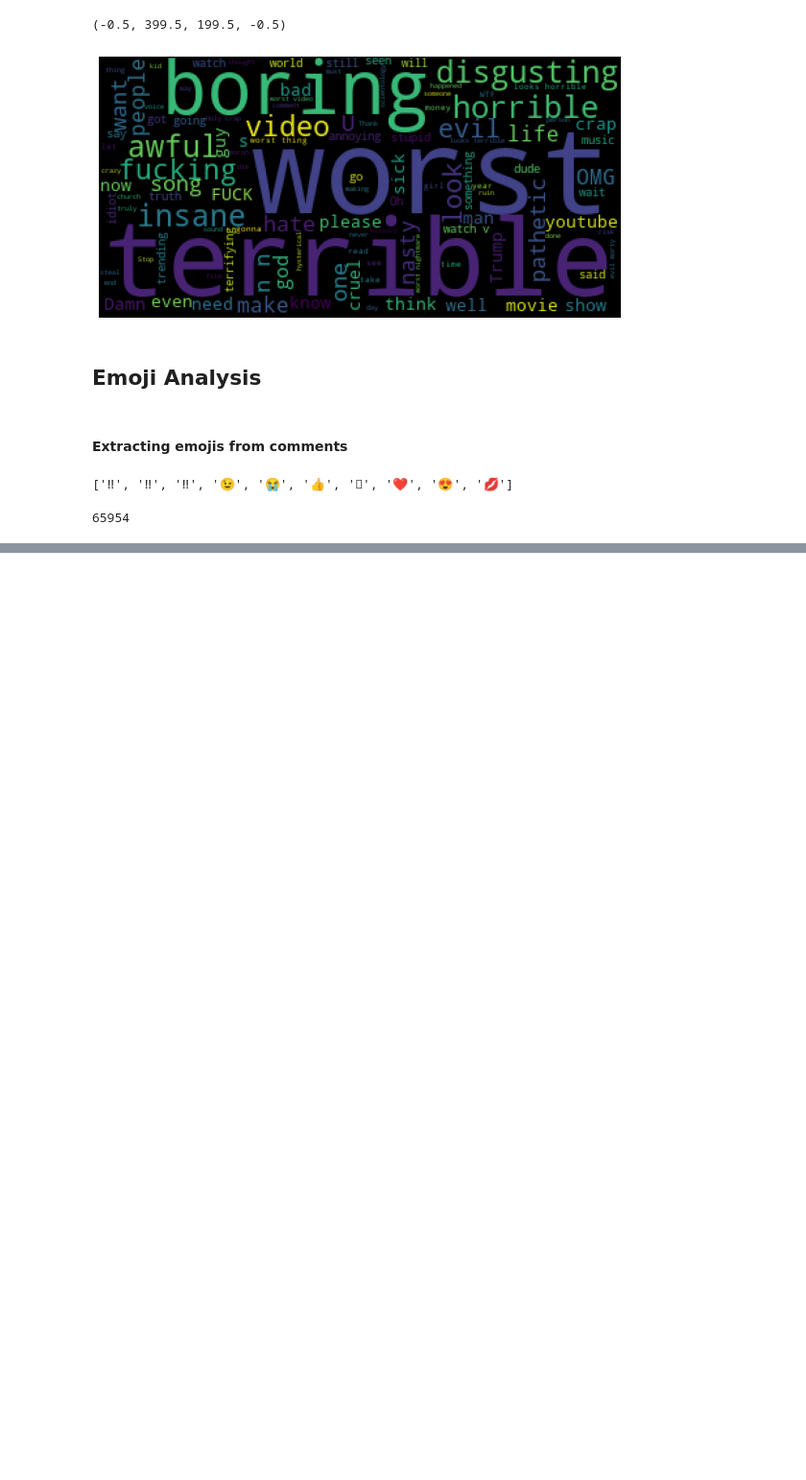
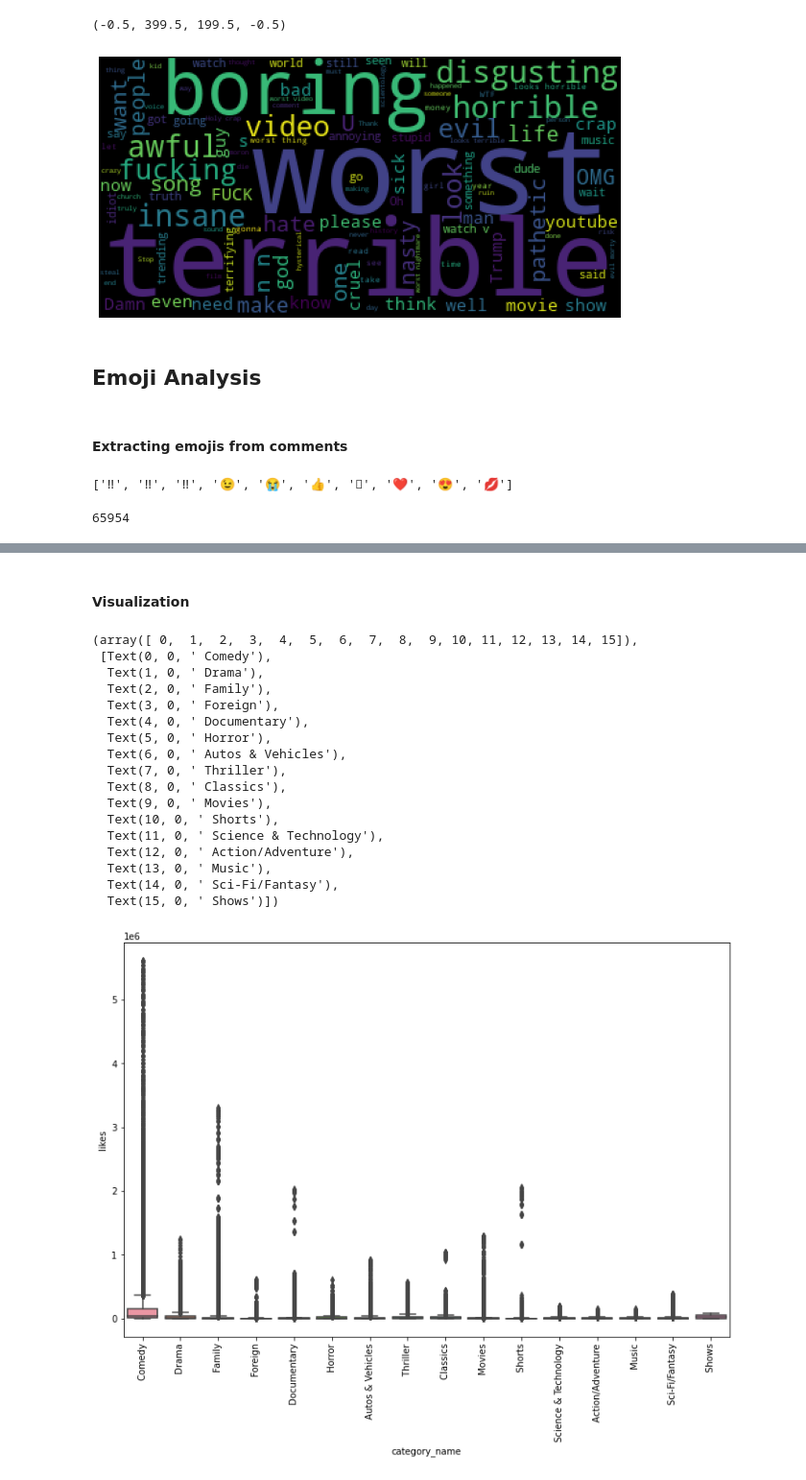
Before and after one commit to Omkar078/Youtube-text-Data-Analysis, a Jupyter notebook: Youtube Data Analysis.ipynb, the cells around one changed output, grey strips where cells are left out. Shown: that part at 96% size. Drawn from its saved outputs; the diff is of its cells as text; code cells hidden in the pictures; blank space fills up the shorter version.

```diff
--- a/Youtube Data Analysis.ipynb
+++ b/Youtube Data Analysis.ipynb
@@ -285,0 +314,3 @@ sddfsef
+# %%
+dct = cat.to_dict()
+dct
@@ -285,0 +355,2 @@ sddfsef
+# %%
+full_df['category_name']=full_df['category_id'].map(dct['category_columns'])
@@ -285,0 +364,25 @@ sddfsef
+# %% [markdown]
+#### Visualization
+# %%
+plt.figure(figsize=(12,8))
+sns.boxplot(x='category_name',y='likes',data=full_df)
+plt.xticks(rotation='vertical')
+# %% [output]
+(array([ 0,  1,  2,  3,  4,  5,  6,  7,  8,  9, 10, 11, 12, 13, 14, 15]),
+ [Text(0, 0, ' Comedy'),
+  Text(1, 0, ' Drama'),
+  Text(2, 0, ' Family'),
+  Text(3, 0, ' Foreign'),
+  Text(4, 0, ' Documentary'),
+  Text(5, 0, ' Horror'),
+  Text(6, 0, ' Autos & Vehicles'),
+  Text(7, 0, ' Thriller'),
+  Text(8, 0, ' Classics'),
+  Text(9, 0, ' Movies'),
+  Text(10, 0, ' Shorts'),
+  Text(11, 0, ' Science & Technology'),
+  Text(12, 0, ' Action/Adventure'),
+  Text(13, 0, ' Music'),
+  Text(14, 0, ' Sci-Fi/Fantasy'),
+  Text(15, 0, ' Shows')])
+[figure, added]
```
Also changed, not shown: parts of 34 cells of this notebook.
